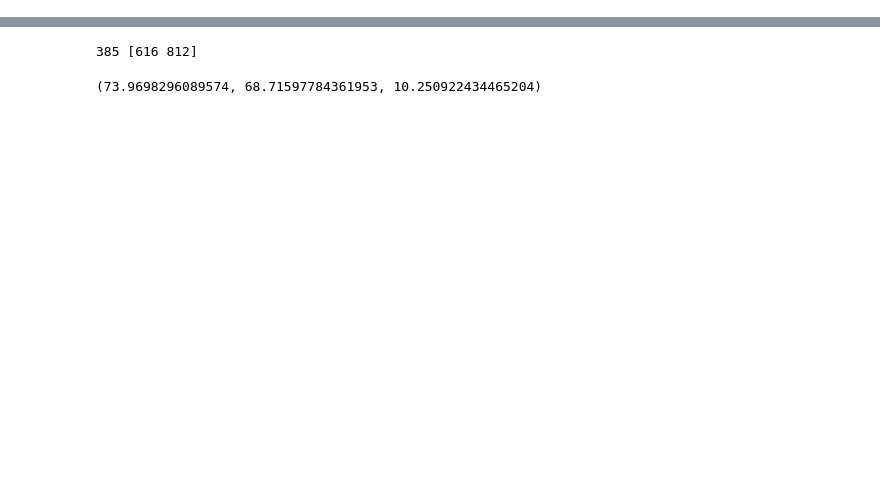
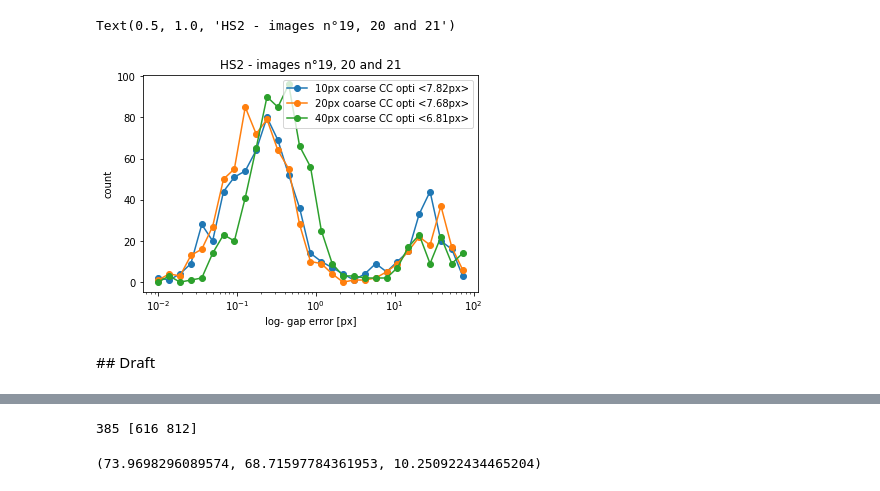
Before and after one commit to xdze2/stretchablecorr, a Jupyter notebook: error_evaluation.ipynb, the cells around one changed output, grey strips where cells are left out. Saved outputs shown, nothing was run; the diff lists cells and outputs as text; code cells hidden in the pictures; blank space fills up the shorter version.

```diff
--- a/error_evaluation.ipynb
+++ b/error_evaluation.ipynb
@@ -39,3 +114,21 @@ grid size: 25x16
+# %%
+bins = np.logspace(-2, 2, 30)
+
+plt.figure();
+for key, res in results.items():
+    counts, bins = np.histogram(res[1].flatten(), bins=bins)
+    plt.semilogx(bins[:-1], counts, '-o', label=key + f' <{np.mean(res[1].flatten()):.2f}px>')
+
+
+plt.legend();
+plt.ylabel('count');
+plt.xlabel('log- gap error [px]');
+plt.title('HS2 - images n°19, 20 and 21')
+# %% [output]
+Text(0.5, 1.0, 'HS2 - images n°19, 20 and 21')
+[figure, added]
+# %% [markdown]
+## Draft
 # %%
 def _triangulate_xy(I, J, K, xy, params):
 
```
Also changed, not shown: parts of 35 cells of this notebook, 5 other files.
